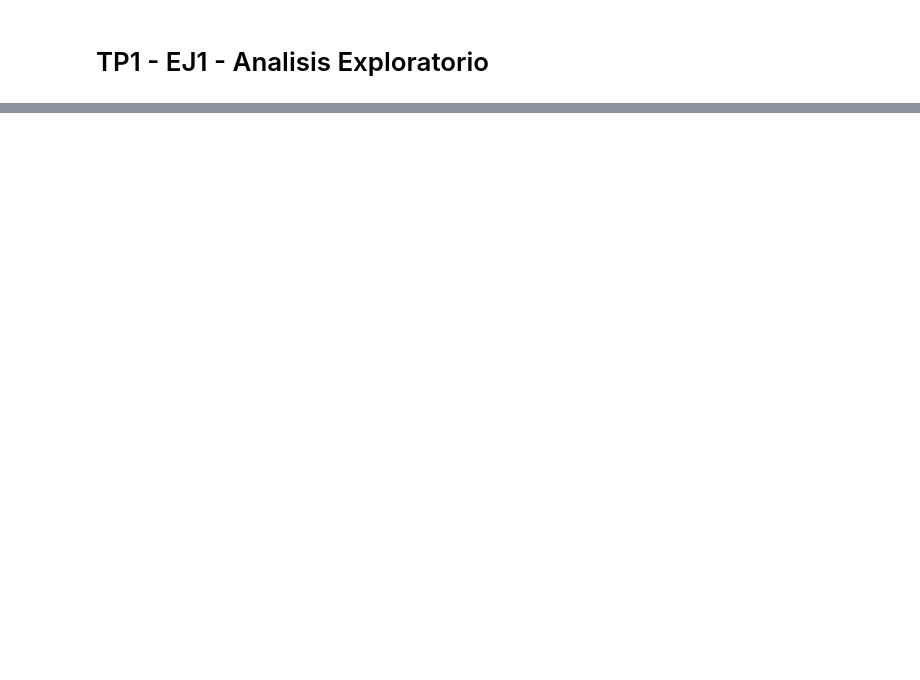
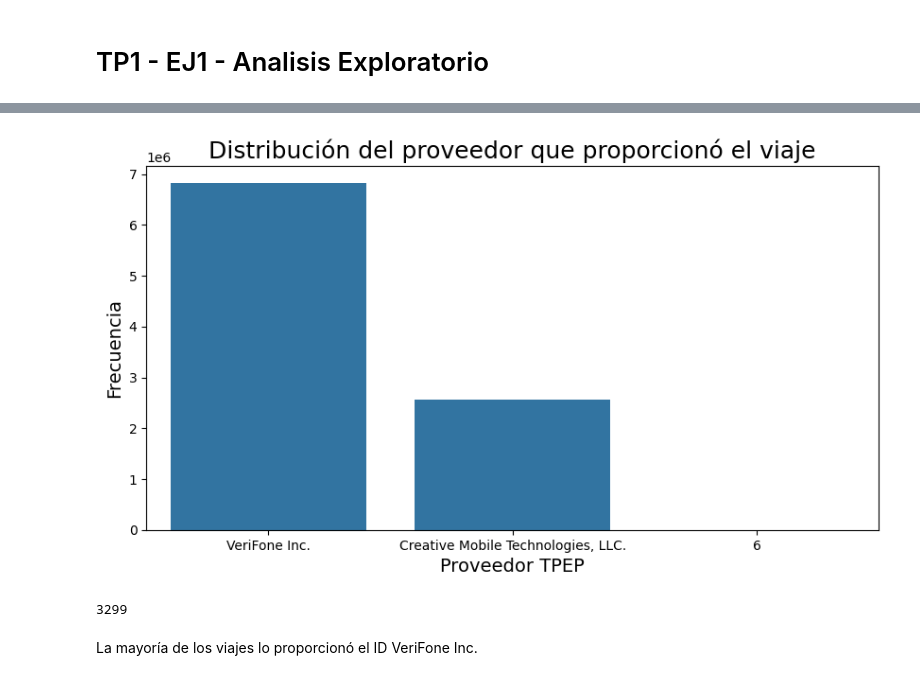
Before and after one commit to meifius/TA047R_2C2024_GRUPO5, a Jupyter notebook: TP1/TA047R_TP1_GRUPO05_ENTREGA_EJ1.ipynb, the cells around one changed output, grey strips where cells are left out. Drawn from its saved outputs; the diff is of its cells as text; code cells hidden in the pictures; blank space fills up the shorter version.

```diff
--- a/TP1/TA047R_TP1_GRUPO05_ENTREGA_EJ1.ipynb
+++ b/TP1/TA047R_TP1_GRUPO05_ENTREGA_EJ1.ipynb
@@ -260,0 +434,3 @@ Conclusion:
+# %%
+trip_data['vendor_description'] = trip_data['VendorID'].astype('object')
+trip_data.vendor_description.dtypes
@@ -260,0 +439,3 @@ Conclusion:
+# %%
+trip_data.vendor_description = trip_data.VendorID.apply(lambda x: 'Creative Mobile Technologies, LLC.' if x == 1 else
+                                                         ('VeriFone Inc.' if x == 2 else x))
@@ -260,0 +462,3 @@ Conclusion:
+# %%
+trip_data['ratecode_description'] = trip_data['RatecodeID'].astype('object')
+trip_data.ratecode_description.dtypes
@@ -260,0 +467,5 @@ Conclusion:
+# %%
+trip_data.ratecode_description = trip_data.RatecodeID.apply(lambda x: 'Tarifa estándar' if x == 1 else
+                                                         ('JFK' if x == 2 else ('Newark' if x == 3 else
+                                                                ('Nassau o Westchester' if x == 4 else ('Tarifa negociada' if x == 5 else
+                                                                        ('Viaje en grupo' if x == 6 else x))))))
@@ -260,0 +517,18 @@ Conclusion:
+# %%
+# Graficamos la distribucion de la variable vendor_description
+plt.figure(figsize=(10,5))
+VendorID_count_plt = sns.countplot(x='vendor_description', data=trip_data)
+VendorID_count_plt.set_title('Distribución del proveedor que proporcionó el viaje', size=18)
+VendorID_count_plt.set_ylabel('Frecuencia', size=14)
+VendorID_count_plt.set_xlabel('Proveedor TPEP', size=14)
+plt.show()
+# %% [output]
+[figure, added]
+# %%
+del VendorID_count_plt
+# Perform garbage collection
+gc.collect()
+# %% [output]
+3299
+# %% [markdown]
+La mayoría de los viajes lo proporcionó el ID VeriFone Inc.
```
Also changed, not shown: parts of 296 cells of this notebook.
